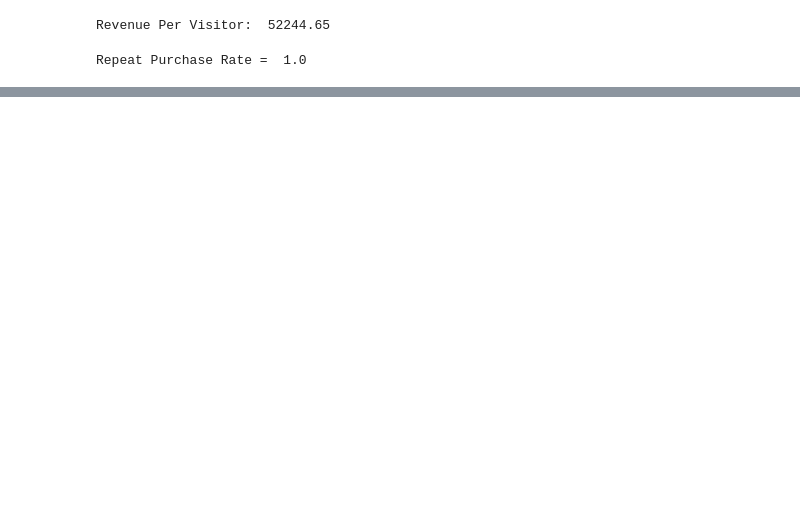
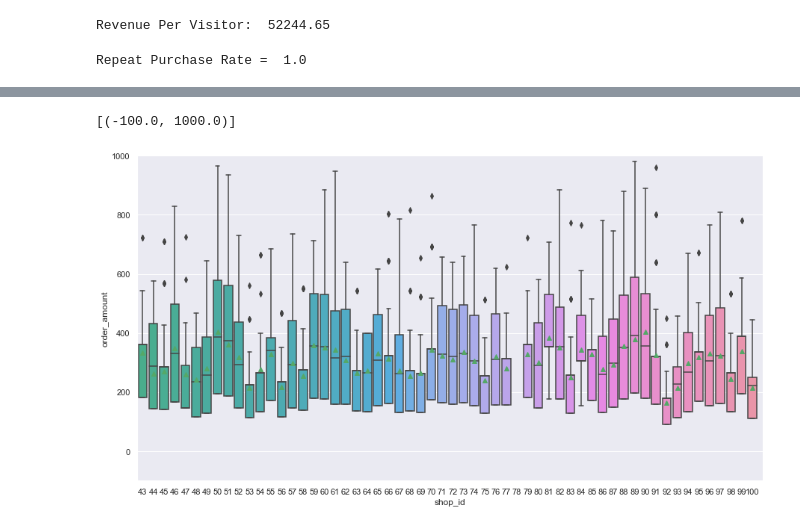
Before and after one commit to MagdaJuarez/DSChallenge, a Jupyter notebook: DataScienceChallenge.ipynb, the cells around one changed output, grey strips where cells are left out. Drawn from its saved outputs; the diff is of its cells as text; code cells hidden in the pictures; blank space fills up the shorter version.

```diff
--- a/DataScienceChallenge.ipynb
+++ b/DataScienceChallenge.ipynb
@@ -43,0 +68,8 @@ Repeat Purchase Rate =  1.0
+# %%
+sns.set(rc={'figure.figsize':(15,8)}, font_scale=1)
+ax = sns.boxplot(x="shop_id", y="order_amount", data=shop_data, showmeans=True, orient= 'v')
+ax.set(xlim=(41.5, 100))
+ax.set(ylim=(-100, 1000))
+# %% [output]
+[(-100.0, 1000.0)]
+[figure, added]
```
Also changed, not shown: parts of 4 cells of this notebook.
